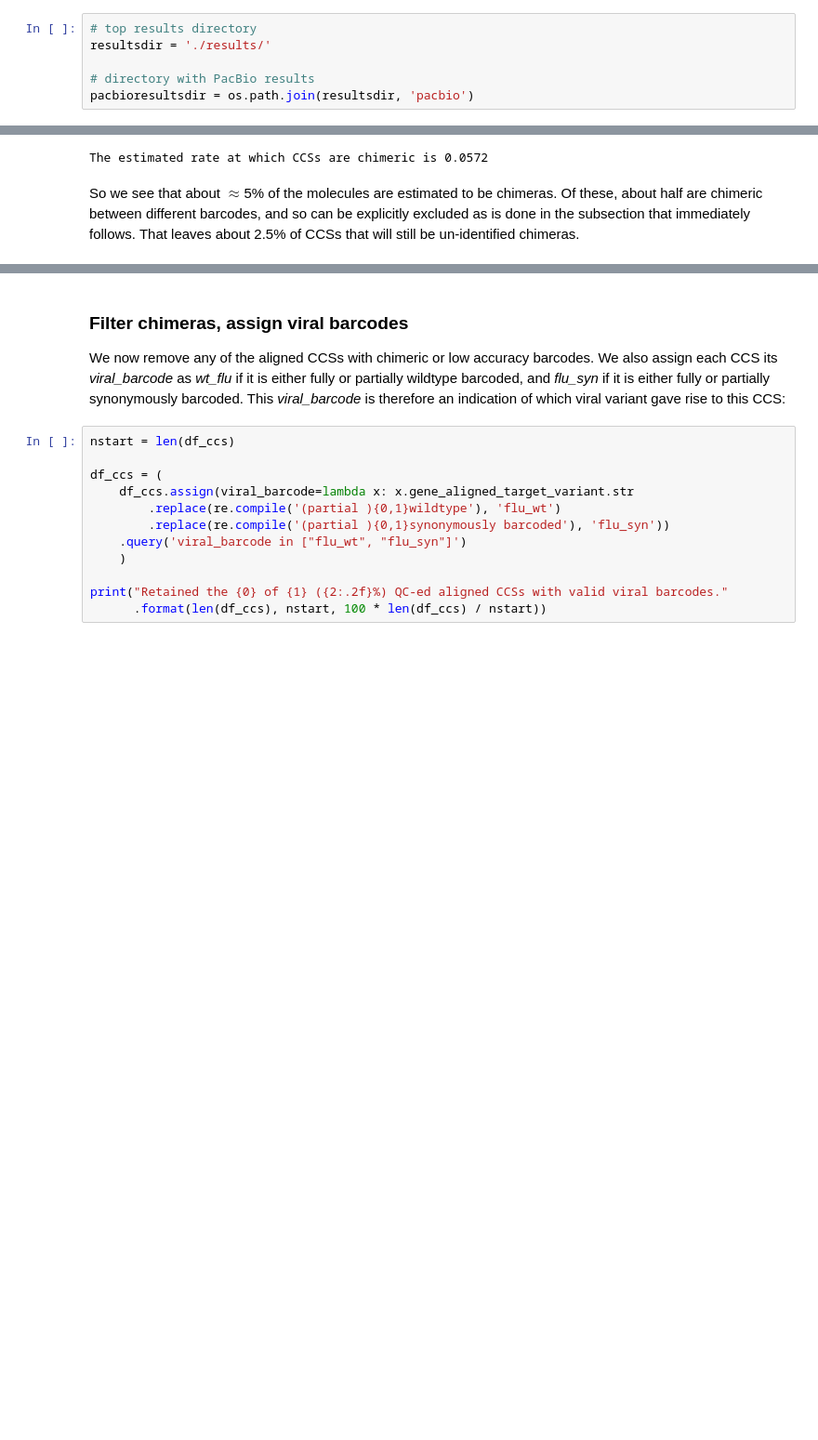
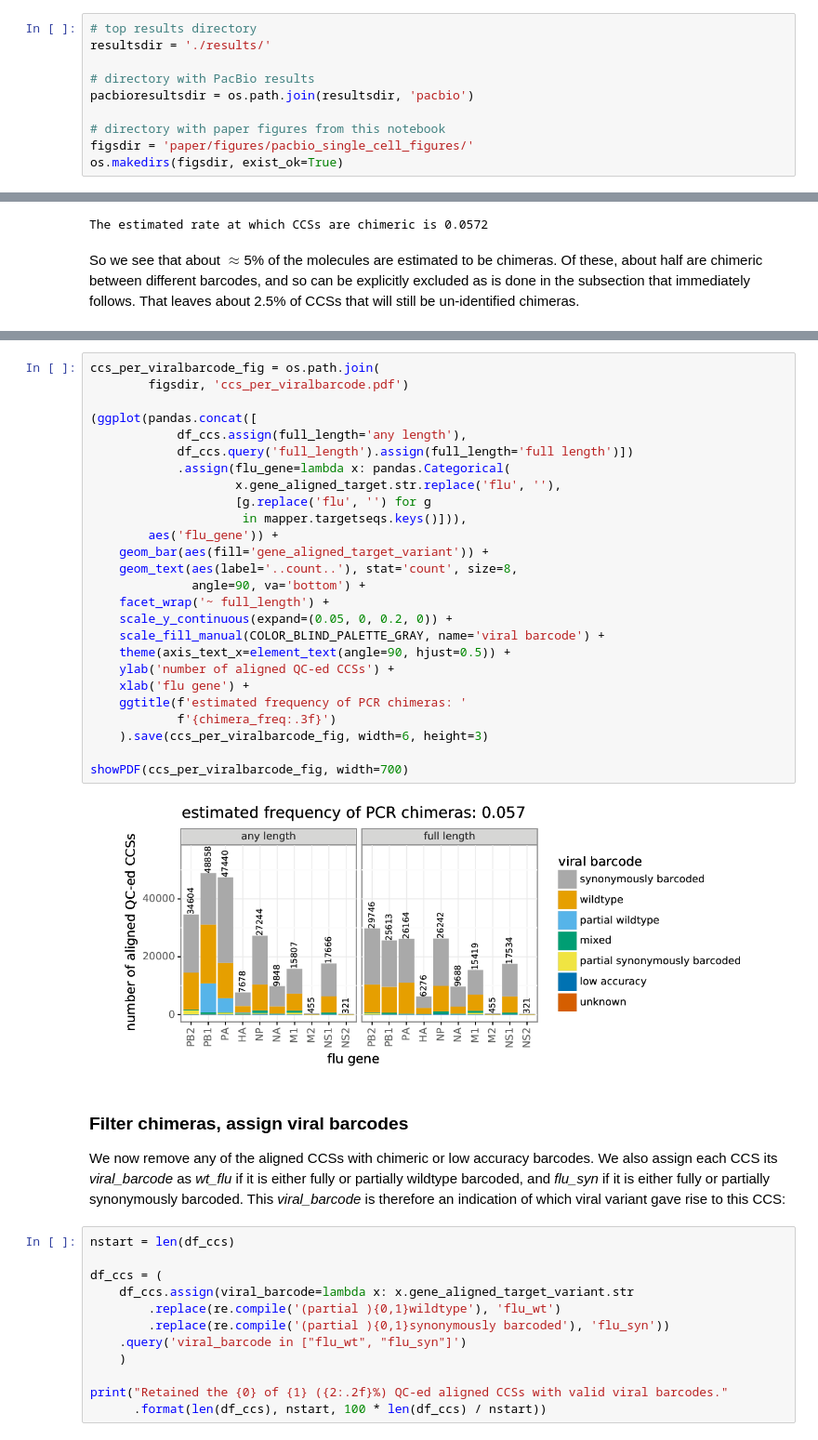
Before and after one commit to jbloomlab/IFNsorted_flu_single_cell, a Jupyter notebook: pacbio_analysis.ipynb, the cells around one changed output, grey strips where cells are left out. Shown at 93% size. Cells and saved outputs as stored; diff of their text form; blank space fills up the shorter version.

```diff
--- a/pacbio_analysis.ipynb
+++ b/pacbio_analysis.ipynb
@@ -51,6 +51,10 @@ resultsdir = './results/'
 
 # directory with PacBio results
 pacbioresultsdir = os.path.join(resultsdir, 'pacbio')
+
+# directory with paper figures from this notebook
+figsdir = 'paper/figures/pacbio_single_cell_figures/'
+os.makedirs(figsdir, exist_ok=True)
 # %% [markdown]
 ## Get the CCSs
 We will work with the circular consensus sequences (CCSs) generated by the PacBio [ccs program](https://github.com/PacificBiosciences/unanimity/blob/develop/doc/PBCCS.md).
@@ -1015,3 +1027,31 @@ That leaves about 2.5% of CCSs that will still be un-identified chimeras.
+# %%
+ccs_per_viralbarcode_fig = os.path.join(
+        figsdir, 'ccs_per_viralbarcode.pdf')
+
+(ggplot(pandas.concat([
+            df_ccs.assign(full_length='any length'),
+            df_ccs.query('full_length').assign(full_length='full length')])
+            .assign(flu_gene=lambda x: pandas.Categorical(
+                    x.gene_aligned_target.str.replace('flu', ''),
+                    [g.replace('flu', '') for g
+                     in mapper.targetseqs.keys()])),
+        aes('flu_gene')) +
+    geom_bar(aes(fill='gene_aligned_target_variant')) +
+    geom_text(aes(label='..count..'), stat='count', size=8,
+              angle=90, va='bottom') +
+    facet_wrap('~ full_length') +
+    scale_y_continuous(expand=(0.05, 0, 0.2, 0)) +
+    scale_fill_manual(COLOR_BLIND_PALETTE_GRAY, name='viral barcode') +
+    theme(axis_text_x=element_text(angle=90, hjust=0.5)) +
+    ylab('number of aligned QC-ed CCSs') +
+    xlab('flu gene') +
+    ggtitle(f'estimated frequency of PCR chimeras: '
+            f'{chimera_freq:.3f}')
+    ).save(ccs_per_viralbarcode_fig, width=6, height=3)
+
+showPDF(ccs_per_viralbarcode_fig, width=700)
+# %% [output]
+[figure, added]
 # %% [markdown]
 ### Filter chimeras, assign viral barcodes
 We now remove any of the aligned CCSs with chimeric or low accuracy barcodes.
```
Also changed, not shown: parts of 13 cells of this notebook, 13 other files.
